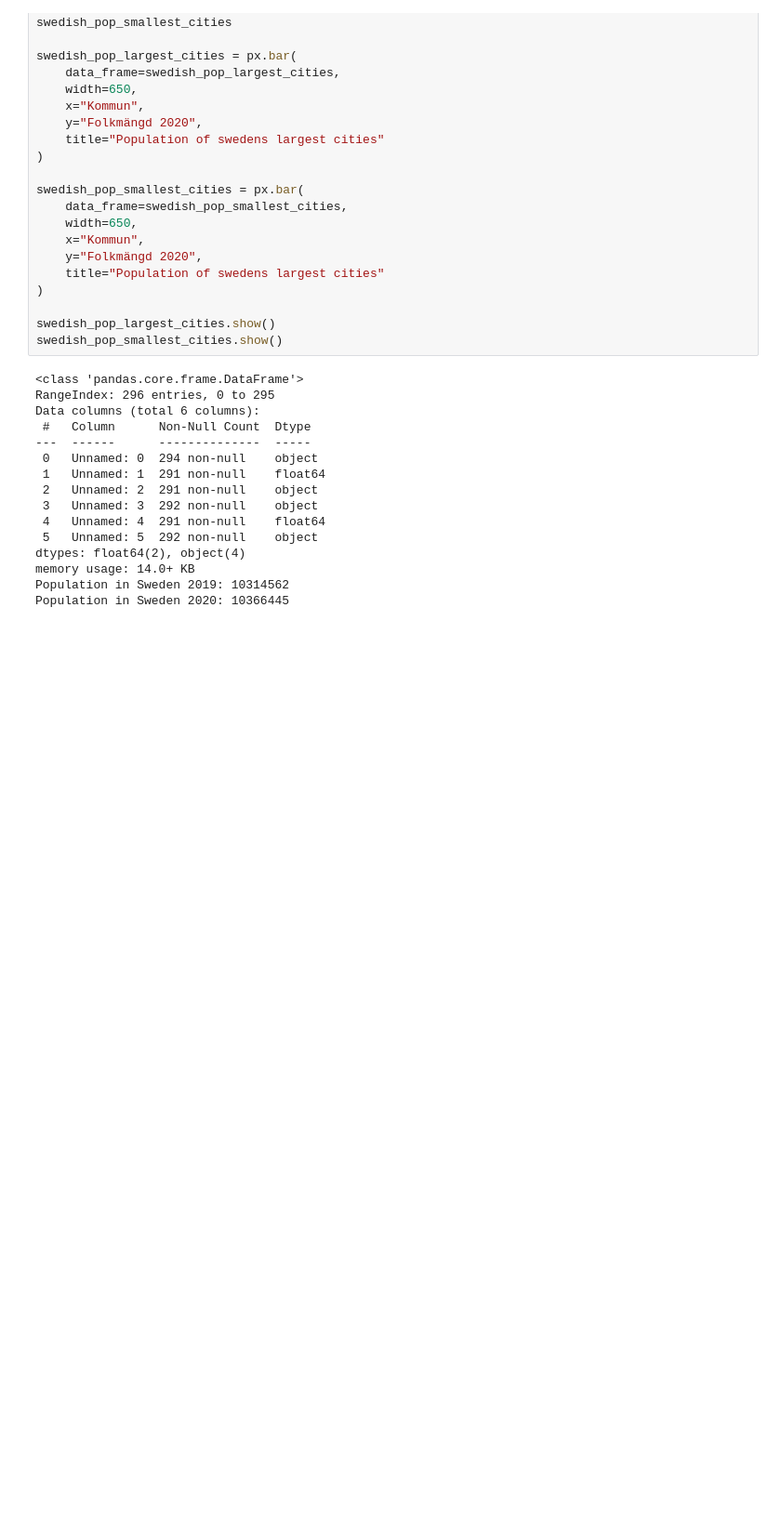
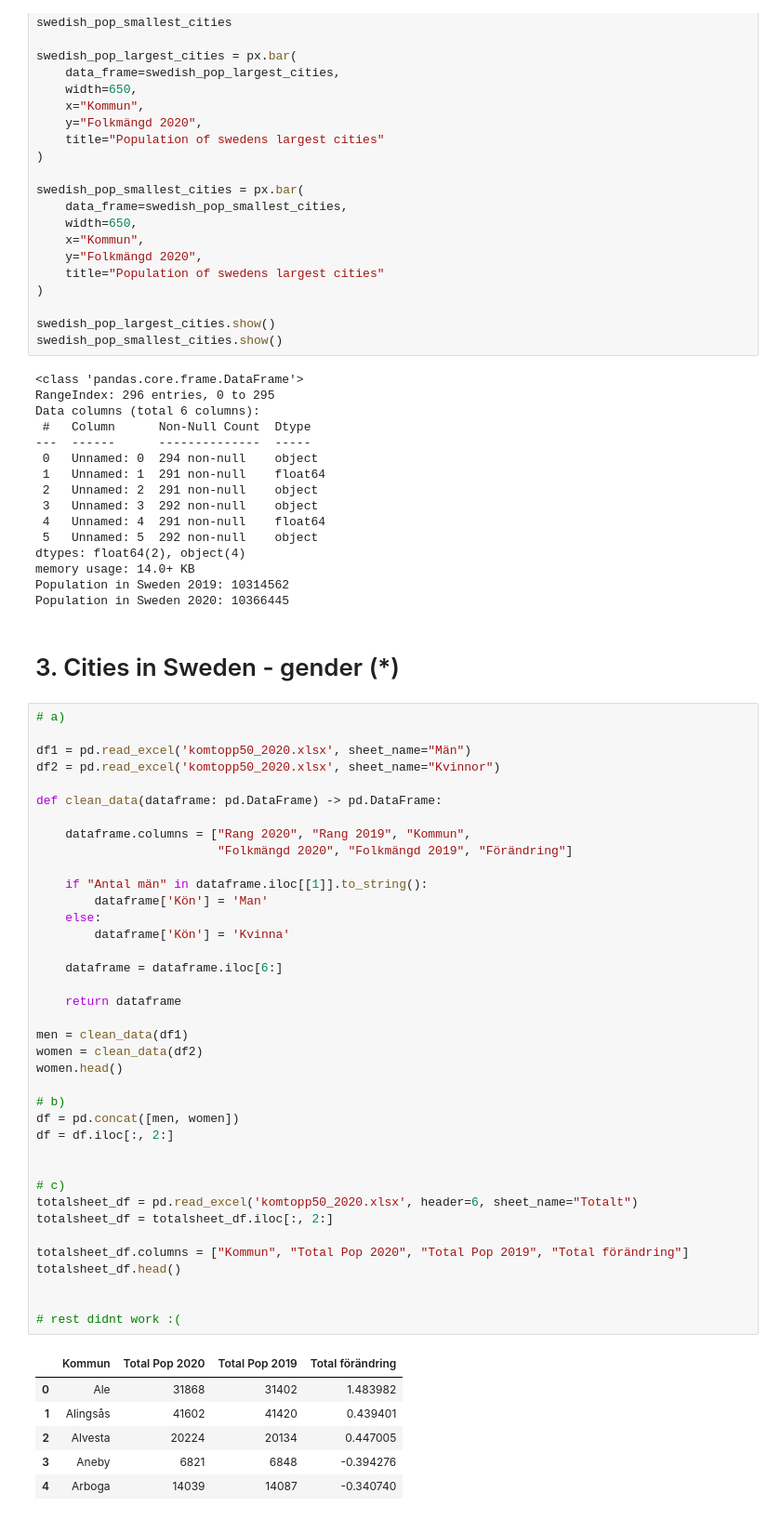
Before and after one commit to Kevy69/Databehandling-Kevin, a Jupyter notebook: Exercises/00.ipynb, the cells around one changed output. Shown at 93% size. Drawn from its saved outputs; the diff is of its cells as text; blank space fills up the shorter version.

```diff
--- a/Exercises/00.ipynb
+++ b/Exercises/00.ipynb
@@ -168,3 +168,50 @@ dtypes: float64(2), object(4)
 memory usage: 14.0+ KB
 Population in Sweden 2019: 10314562
 Population in Sweden 2020: 10366445
+# %% [markdown]
+# 3. Cities in Sweden - gender (*)
+# %%
+# a)
+
+df1 = pd.read_excel('komtopp50_2020.xlsx', sheet_name="Män")
+df2 = pd.read_excel('komtopp50_2020.xlsx', sheet_name="Kvinnor")
+
+def clean_data(dataframe: pd.DataFrame) -> pd.DataFrame:
+
+    dataframe.columns = ["Rang 2020", "Rang 2019", "Kommun",
+                         "Folkmängd 2020", "Folkmängd 2019", "Förändring"]
+
+    if "Antal män" in dataframe.iloc[[1]].to_string():
+        dataframe['Kön'] = 'Man'
+    else:
+        dataframe['Kön'] = 'Kvinna'
+
+    dataframe = dataframe.iloc[6:]
+
+    return dataframe
+
+men = clean_data(df1)
+women = clean_data(df2)
+women.head()
+
+# b)
+df = pd.concat([men, women])
+df = df.iloc[:, 2:]
+
+
+# c)
+totalsheet_df = pd.read_excel('komtopp50_2020.xlsx', header=6, sheet_name="Totalt")
+totalsheet_df = totalsheet_df.iloc[:, 2:]
+
+totalsheet_df.columns = ["Kommun", "Total Pop 2020", "Total Pop 2019", "Total förändring"]
+totalsheet_df.head()
+
+
+# rest didnt work :(
+# %% [output]
+|  | Kommun | Total Pop 2020 | Total Pop 2019 | Total förändring |
+| 0 | Ale | 31868 | 31402 | 1.483982 |
+| 1 | Alingsås | 41602 | 41420 | 0.439401 |
+| 2 | Alvesta | 20224 | 20134 | 0.447005 |
+| 3 | Aneby | 6821 | 6848 | -0.394276 |
+| 4 | Arboga | 14039 | 14087 | -0.340740 |
```
Also changed, not shown: 1 other file.
